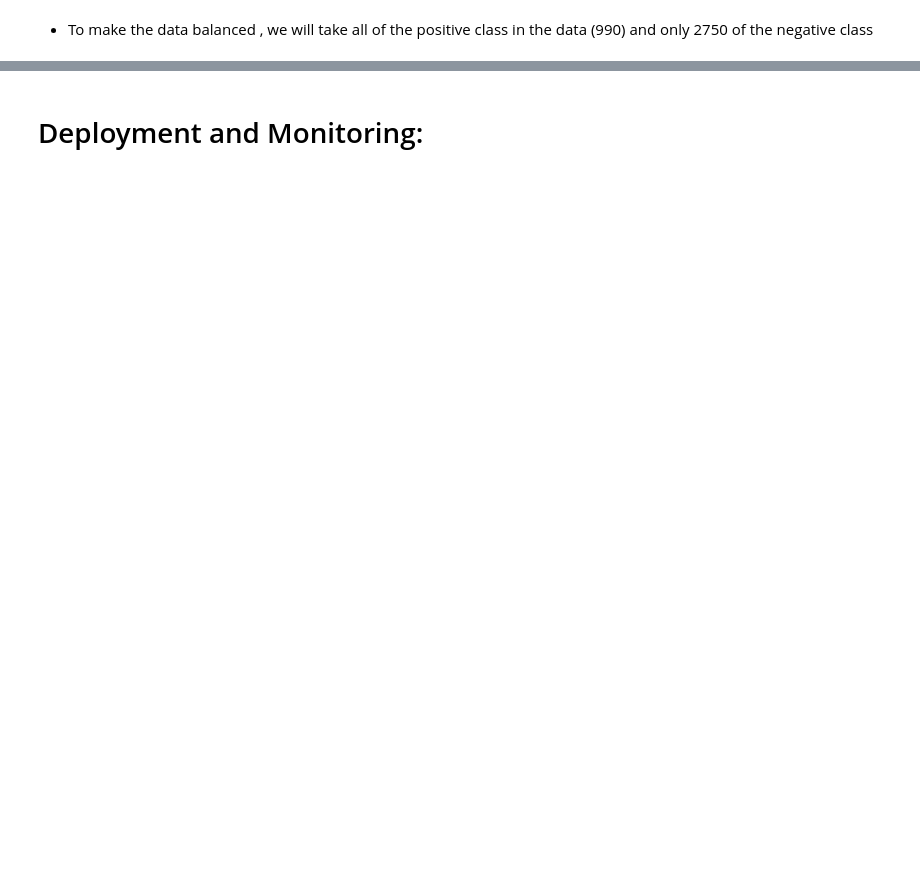
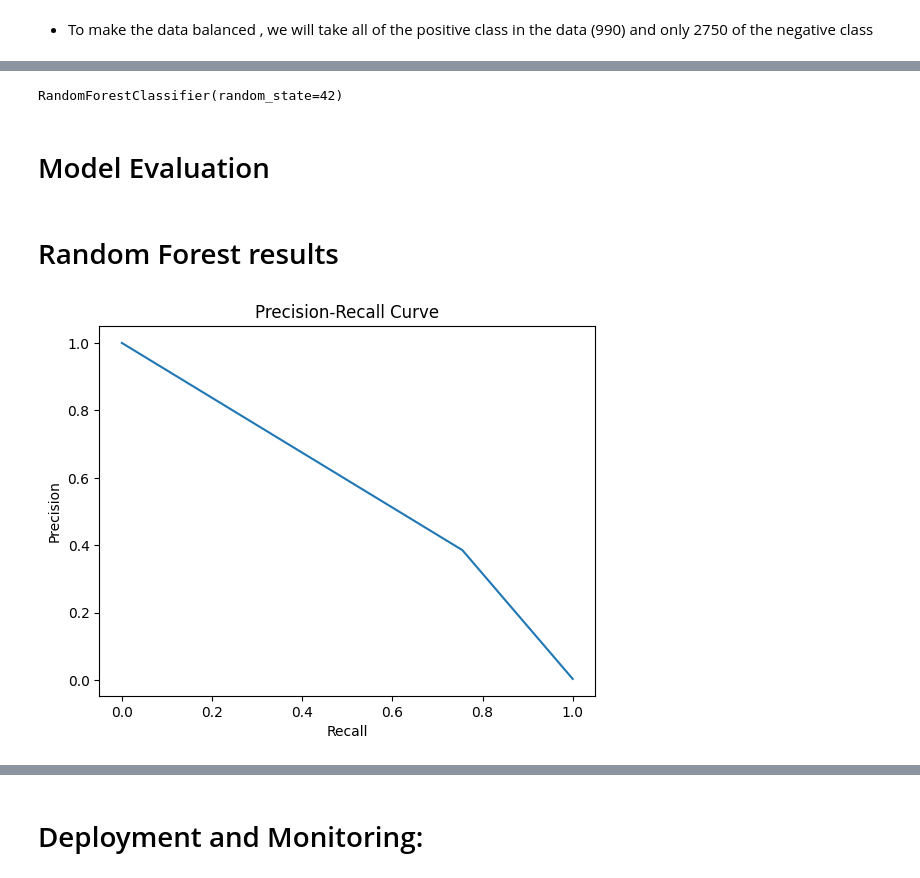
Before and after one commit to Omar-Elhakim/Fraud-detection-AI-model, a Jupyter notebook: FraudDetection-AI-model.ipynb, the cells around one changed output, grey strips where cells are left out. Saved outputs shown, nothing was run; the diff lists cells and outputs as text; code cells hidden in the pictures; blank space fills up the shorter version.

Commit message:
Full random forest model, with its results

```diff
--- a/FraudDetection-AI-model.ipynb
+++ b/FraudDetection-AI-model.ipynb
@@ -139,7 +134,0 @@ test_df = test_df.drop("is_fraud", axis=1)
-# %%
-x_train = np.array(train_df)
-del train_df
-gc.collect()
-x_test = np.array(test_df)
-del test_df
-gc.collect()
@@ -172,0 +150,4 @@ balanced_y_train = np.concatenate(
+# %%
+# Apply SMOTE
+smote = SMOTE(random_state=42)
+x_train, y_train = smote.fit_resample(x_train, y_train)
@@ -172,0 +169,23 @@ balanced_y_train = np.concatenate(
+# %%
+# Random Forest model
+rf = RandomForestClassifier(random_state=42)
+rf.fit(x_train, y_train)
+# %% [output]
+RandomForestClassifier(random_state=42)
+# %% [markdown]
+# Model Evaluation
+# %%
+y_pred_rf = rf.predict(x_test) # getting predictions on test data for evaluation
+# %% [markdown]
+# Random Forest results
+# %%
+precisions, recalls, thresholds = precision_recall_curve(y_test, y_pred_rf)
+plt.plot(recalls, precisions)
+plt.xlabel('Recall')
+plt.ylabel('Precision')
+plt.title('Precision-Recall Curve')
+plt.show()
+p_score= precision_score(y_test, y_pred_rf)
+r_score=recall_score(y_test,y_pred_rf)
+# %% [output]
+[figure, added]
```
Also changed, not shown: parts of 64 cells of this notebook.
